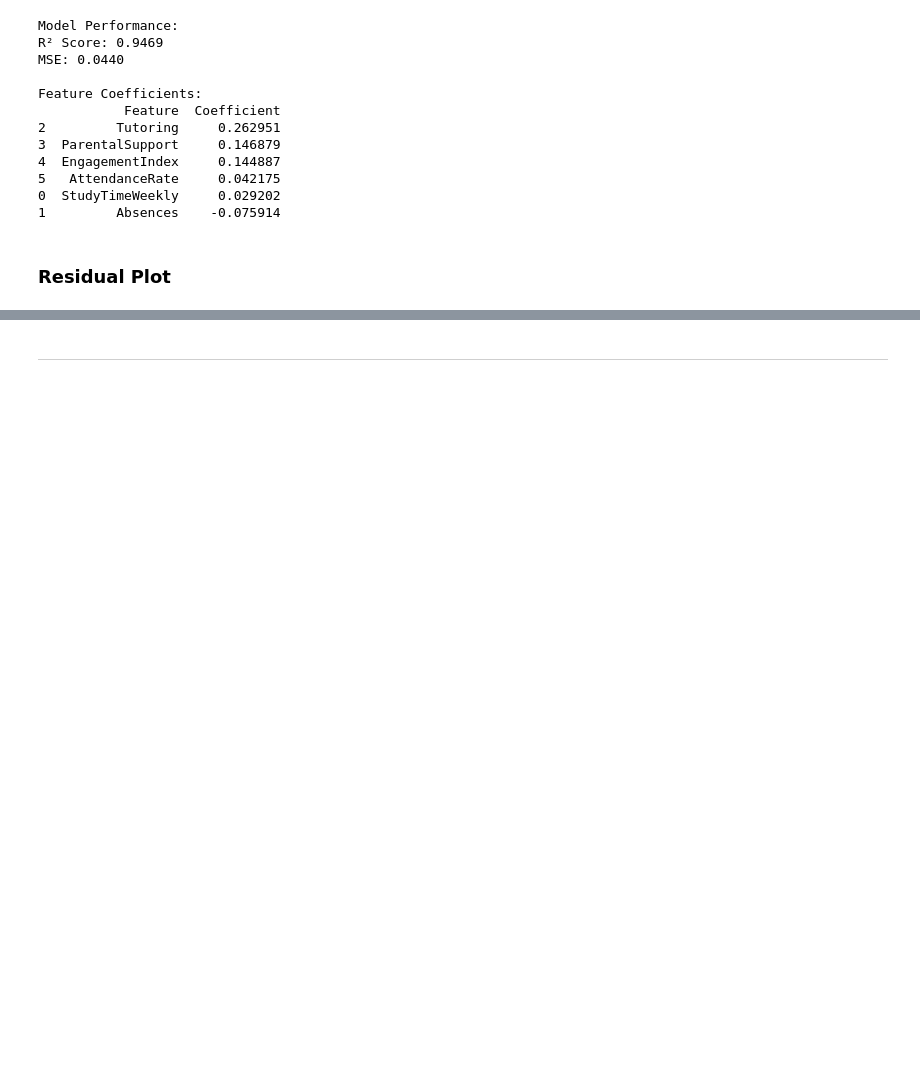
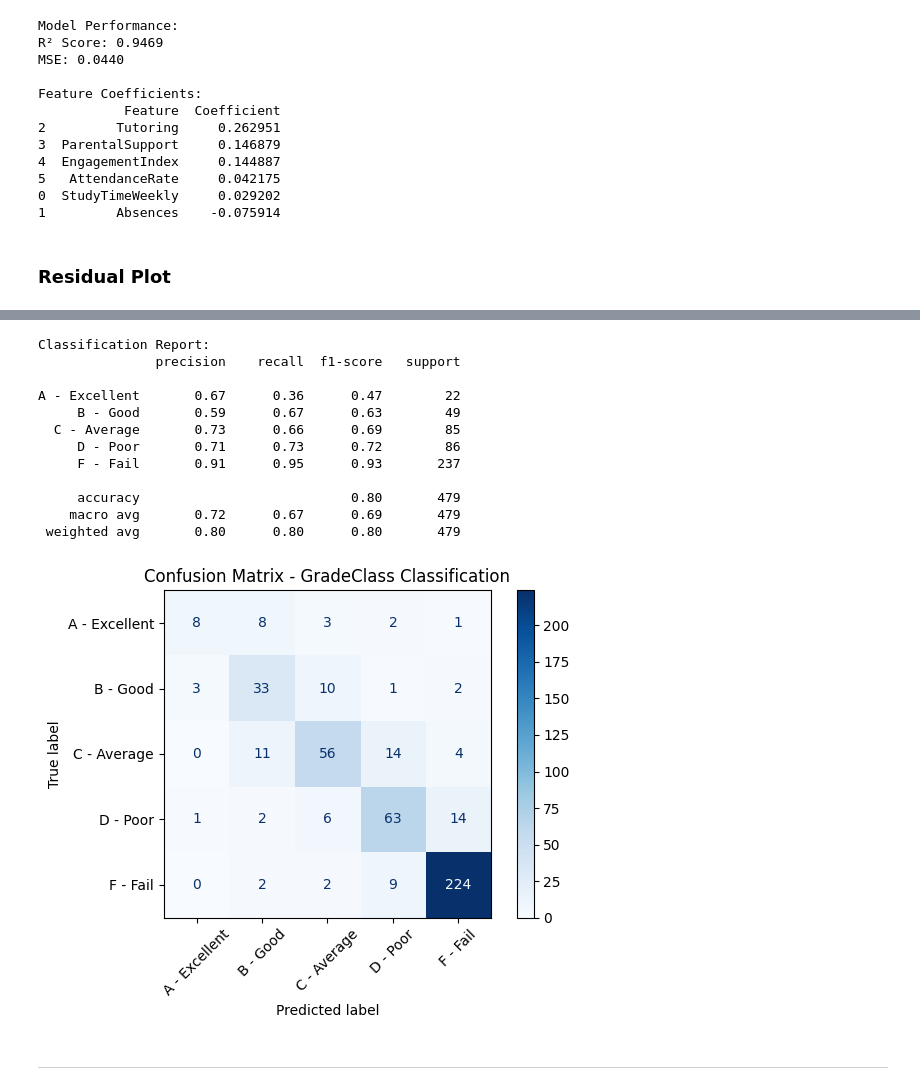
Before and after one commit to Enderphantom01/MLG-381-Assignment-1, a Jupyter notebook: notebooks/Group_AD_Notebook.ipynb, the cells around one changed output, grey strips where cells are left out. Drawn from its saved outputs; the diff is of its cells as text; code cells hidden in the pictures; blank space fills up the shorter version.

```diff
--- a/notebooks/Group_AD_Notebook.ipynb
+++ b/notebooks/Group_AD_Notebook.ipynb
@@ -613,0 +736,6 @@ plt.show()
+# %%
+base_dir = os.path.dirname(os.path.abspath("__file__"))  # Current working directory
+data_path = os.path.join(base_dir, "..", "data", "Student_performance_data .csv")
+df = pd.read_csv(data_path)
+
+df.head()
@@ -614,3 +749,60 @@ plt.show()
+# %%
+X = df.drop('GradeClass', axis=1)
+y = df['GradeClass']
+# %%
+# Split the data
+X_train, X_test, y_train, y_test = train_test_split(X, y, test_size=0.2, random_state=42)
+
+scaler = StandardScaler()
+X_train_scaled = scaler.fit_transform(X_train)
+X_test_scaled = scaler.transform(X_test)
+
+# Define and train MLP Classifier
+mlp = MLPClassifier(hidden_layer_sizes=(100,), max_iter=500, random_state=42)
+mlp.fit(X_train_scaled, y_train)
+
+# Predict
+y_pred = mlp.predict(X_test_scaled)
+
+# Define grade class labels
+grade_labels = {
+    0: 'A - Excellent',
+    1: 'B - Good',
+    2: 'C - Average',
+    3: 'D - Poor',
+    4: 'F - Fail'
+}
+
+# Decode predictions and true values
+predicted_labels = [grade_labels[label] for label in y_pred]
+true_labels = [grade_labels[label] for label in y_test]
+
+# Evaluation
+print("\nClassification Report:")
+print(classification_report(y_test, y_pred, target_names=list(grade_labels.values())))
+
+# Confusion matrix
+cm = confusion_matrix(y_test, y_pred)
+disp = ConfusionMatrixDisplay(confusion_matrix=cm, display_labels=list(grade_labels.values()))
+disp.plot(cmap='Blues')
+plt.title('Confusion Matrix - GradeClass Classification')
+plt.xticks(rotation=45)
+plt.tight_layout()
+plt.show()
+# %% [output]
+Classification Report:
+               precision    recall  f1-score   support
+
+A - Excellent       0.67      0.36      0.47        22
+     B - Good       0.59      0.67      0.63        49
+  C - Average       0.73      0.66      0.69        85
+     D - Poor       0.71      0.73      0.72        86
+     F - Fail       0.91      0.95      0.93       237
+
+     accuracy                           0.80       479
+    macro avg       0.72      0.67      0.69       479
+ weighted avg       0.80      0.80      0.80       479
+[figure, added]
 # %% [markdown]
 <hr/>
 # %% [markdown]
```
Also changed, not shown: parts of 20 cells of this notebook, 1 other file.
